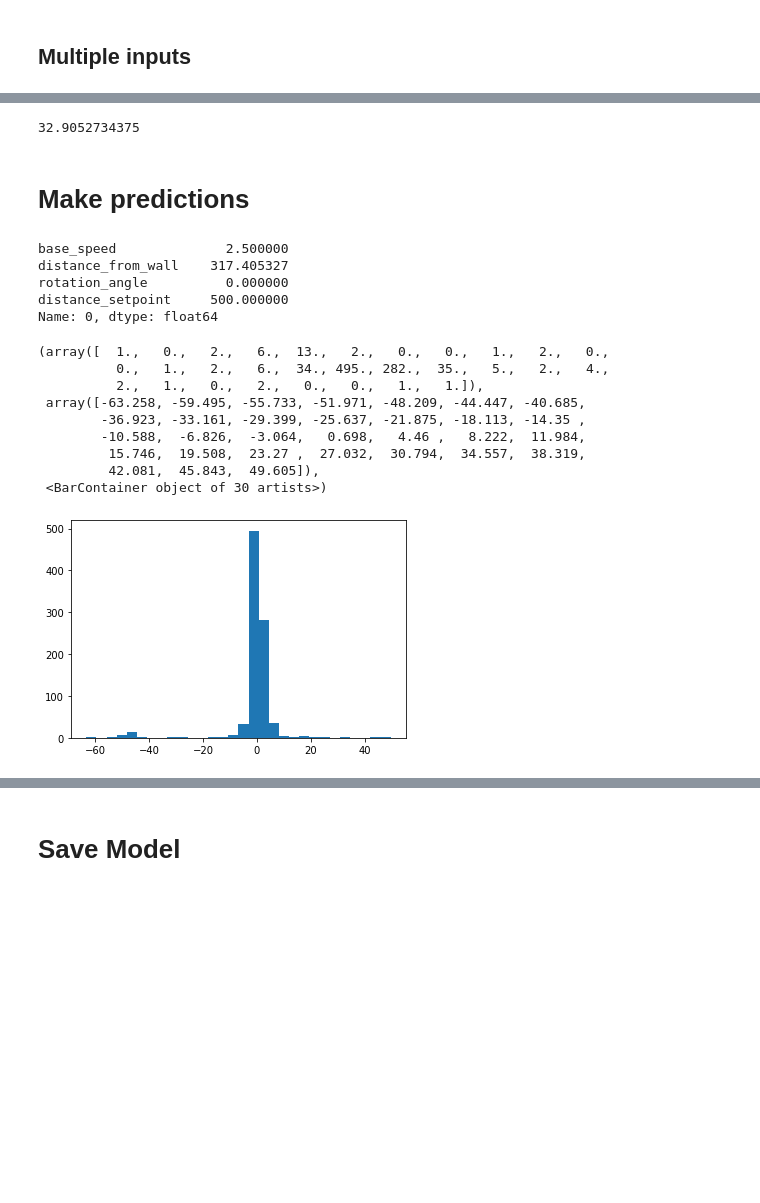
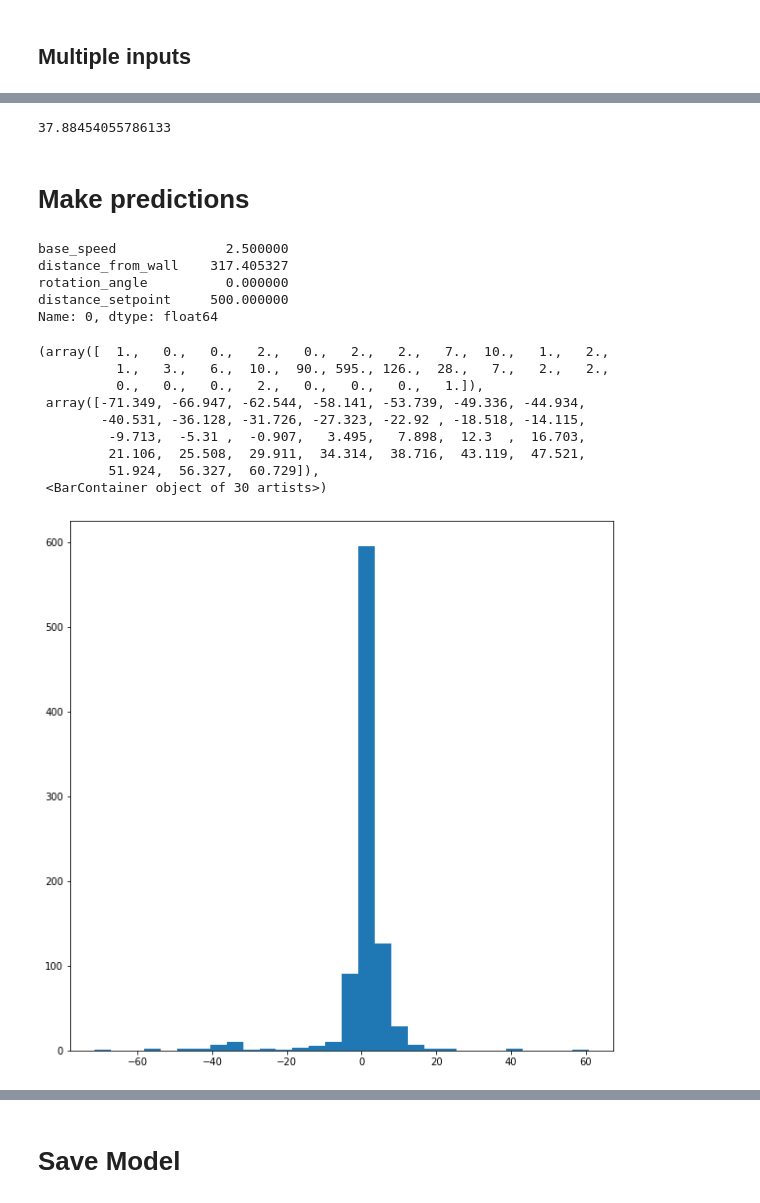
Before and after one commit to szymciem8/AGV-Autonomous-Docking, a Jupyter notebook: docking_prediction/regression.ipynb, the cells around one changed output, grey strips where cells are left out. Cells and saved outputs as stored; diff of their text form; code cells hidden in the pictures; blank space fills up the shorter version.

Commit message:
create histogram plot

```diff
--- a/docking_prediction/regression.ipynb
+++ b/docking_prediction/regression.ipynb
@@ -168,11 +171,10 @@ def plot_loss(history):
 def build_and_compile(norm):
     model = keras.Sequential([
         norm,
-        layers.Dense(64, activation='relu'),
-        layers.Dense(128, activation='relu'),
         layers.Dense(256, activation='relu'),
         layers.Dense(128, activation='relu'),
         layers.Dense(64, activation='relu'),
+        layers.Dense(32, activation='relu'),
         layers.Dense(1)
     ])
 
@@ -205,7 +207,7 @@ _________________________________________________________________
 # %%
 %%time
 
-early_stop = keras.callbacks.EarlyStopping(monitor='val_loss', patience=200)
+early_stop = keras.callbacks.EarlyStopping(monitor='val_loss', patience=50)
 
 history = dnn_model.fit(
     train_features,
@@ -225,37 +227,38 @@ test_results = {}
 test_results['dnn_model'] = dnn_model.evaluate(test_features, test_labels, verbose=0)
 print(test_results['dnn_model'])
 # %% [output]
-32.9052734375
+37.88454055786133
 # %% [markdown]
 # Make predictions
 # %%
 test_predictions = dnn_model.predict(test_features).flatten()
 
 test_predictions = np.array(test_predictions)
 test_labels = np.array(list(test_labels))
 
 print(test_features.iloc[0,:])
 
 errors = (test_predictions - test_labels)/10
 # print(np.sort(np.absolute(errors)))
 
+plt.figure(figsize=(10,10))
 plt.hist(errors, bins=30)
 # %% [output]
 base_speed              2.500000
 distance_from_wall    317.405327
 rotation_angle          0.000000
 distance_setpoint     500.000000
 Name: 0, dtype: float64
-(array([  1.,   0.,   2.,   6.,  13.,   2.,   0.,   0.,   1.,   2.,   0.,
-          0.,   1.,   2.,   6.,  34., 495., 282.,  35.,   5.,   2.,   4.,
-          2.,   1.,   0.,   2.,   0.,   0.,   1.,   1.]),
- array([-63.258, -59.495, -55.733, -51.971, -48.209, -44.447, -40.685,
-        -36.923, -33.161, -29.399, -25.637, -21.875, -18.113, -14.35 ,
-        -10.588,  -6.826,  -3.064,   0.698,   4.46 ,   8.222,  11.984,
-         15.746,  19.508,  23.27 ,  27.032,  30.794,  34.557,  38.319,
-         42.081,  45.843,  49.605]),
+(array([  1.,   0.,   0.,   2.,   0.,   2.,   2.,   7.,  10.,   1.,   2.,
+          1.,   3.,   6.,  10.,  90., 595., 126.,  28.,   7.,   2.,   2.,
+          0.,   0.,   0.,   2.,   0.,   0.,   0.,   1.]),
+ array([-71.349, -66.947, -62.544, -58.141, -53.739, -49.336, -44.934,
+        -40.531, -36.128, -31.726, -27.323, -22.92 , -18.518, -14.115,
+         -9.713,  -5.31 ,  -0.907,   3.495,   7.898,  12.3  ,  16.703,
+         21.106,  25.508,  29.911,  34.314,  38.716,  43.119,  47.521,
+         51.924,  56.327,  60.729]),
  <BarContainer object of 30 artists>)
-[figure, old version]
+[figure, new version]
 # %%
 test_predictions = dnn_model.predict([100]).flatten()
 print(test_predictions)
```
Also changed, not shown: parts of 9 cells of this notebook, 7 other files.
